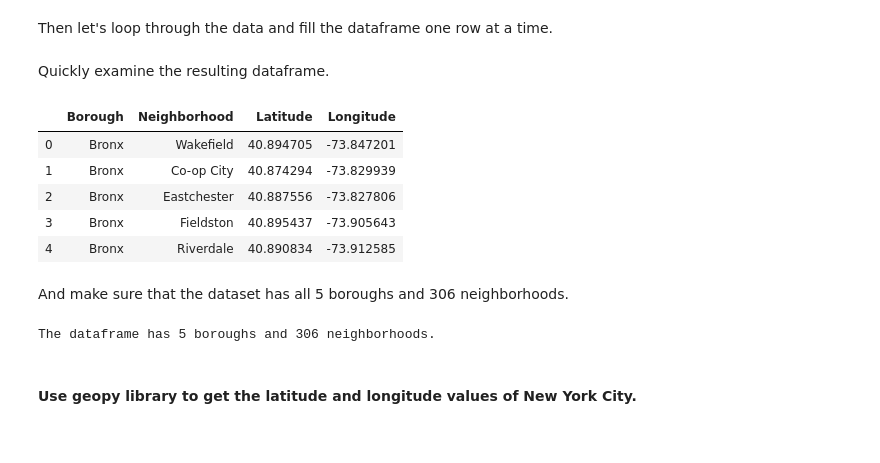
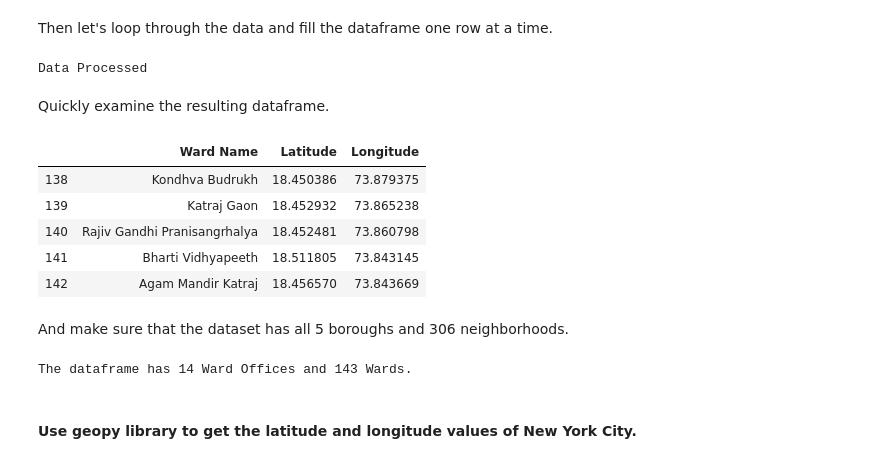
Before and after one commit to IshanDaga/Coursera_Capstone, a Jupyter notebook: DP0701EN-3-3-2-Neighborhoods-New-York-py-v1.0.ipynb, the cells around one changed output. Drawn from its saved outputs; the diff is of its cells as text; code cells hidden in the pictures.

```diff
--- a/DP0701EN-3-3-2-Neighborhoods-New-York-py-v1.0.ipynb
+++ b/DP0701EN-3-3-2-Neighborhoods-New-York-py-v1.0.ipynb
@@ -109,6 +161,12 @@ The next task is essentially transforming this data of nested Python dictionarie
 # %%
 # define the dataframe columns
 column_names = ['Borough', 'Neighborhood', 'Latitude', 'Longitude']
+columns = ['Ward Name', 'Latitude', 'Longitude']
 
 # instantiate the dataframe
 neighborhoods = pd.DataFrame(columns=column_names)
+
+df_loc = pd.DataFrame(columns = columns)
+
+df_total_pop = df_ward_population.merge(df_ward_name, on=['Ward Office'])
+df_total_pop
@@ -121,40 +192,47 @@ neighborhoods
+# %%
+gmaps = googlemaps.Client(key='AIzaSyCL1_9TGzGqCkBZU-EQVQa-sVzw2pLjlC4')
+# Geocoding an address
 # %% [markdown]
 Then let's loop through the data and fill the dataframe one row at a time.
-# %%
-for data in neighborhoods_data:
-    borough = neighborhood_name = data['properties']['borough']
-    neighborhood_name = data['properties']['name']
-
-    neighborhood_latlon = data['geometry']['coordinates']
-    neighborhood_lat = neighborhood_latlon[1]
-    neighborhood_lon = neighborhood_latlon[0]
-
-    neighborhoods = neighborhoods.append({'Borough': borough,
-                                          'Neighborhood': neighborhood_name,
-                                          'Latitude': neighborhood_lat,
-                                          'Longitude': neighborhood_lon}, ignore_index=True)
+# %%
+i = 1
+for ward in df['Ward Name']:
+    geocode_result = gmaps.geocode(ward+", Pune")
+    if(geocode_result!=[]):
+        lat = geocode_result[0]["geometry"]["location"]["lat"]
+        lon = geocode_result[0]["geometry"]["location"]["lng"]
+    else :
+        lat = None
+        lon = None
+    df_loc = df_loc.append({'Ward Name': ward,
+                            'Latitude': lat,
+                            'Longitude': lon}, ignore_index=True)
+print("Data Processed")
+# %% [output]
+Data Processed
 # %% [markdown]
 Quickly examine the resulting dataframe.
 # %%
 neighborhoods.head()
+df_loc.tail()
 # %% [output]
-|  | Borough | Neighborhood | Latitude | Longitude |
-| 0 | Bronx | Wakefield | 40.894705 | -73.847201 |
-| 1 | Bronx | Co-op City | 40.874294 | -73.829939 |
-| 2 | Bronx | Eastchester | 40.887556 | -73.827806 |
-| 3 | Bronx | Fieldston | 40.895437 | -73.905643 |
-| 4 | Bronx | Riverdale | 40.890834 | -73.912585 |
+|  | Ward Name | Latitude | Longitude |
+| 138 | Kondhva Budrukh | 18.450386 | 73.879375 |
+| 139 | Katraj Gaon | 18.452932 | 73.865238 |
+| 140 | Rajiv Gandhi Pranisangrhalya | 18.452481 | 73.860798 |
+| 141 | Bharti Vidhyapeeth | 18.511805 | 73.843145 |
+| 142 | Agam Mandir Katraj | 18.456570 | 73.843669 |
 # %% [markdown]
 And make sure that the dataset has all 5 boroughs and 306 neighborhoods.
 # %%
-print('The dataframe has {} boroughs and {} neighborhoods.'.format(
-        len(neighborhoods['Borough'].unique()),
-        neighborhoods.shape[0]
+print('The dataframe has {} Ward Offices and {} Wards.'.format(
+        len(df['Ward Office'].unique()),
+        df.shape[0]
     )
 )
 #api key AIzaSyCL1_9TGzGqCkBZU-EQVQa-sVzw2pLjlC4
 # %% [output]
-The dataframe has 5 boroughs and 306 neighborhoods.
+The dataframe has 14 Ward Offices and 143 Wards.
 # %% [markdown]
 #### Use geopy library to get the latitude and longitude values of New York City.
 # %% [markdown]
```
Also changed, not shown: parts of 38 cells of this notebook, 7 other files.
